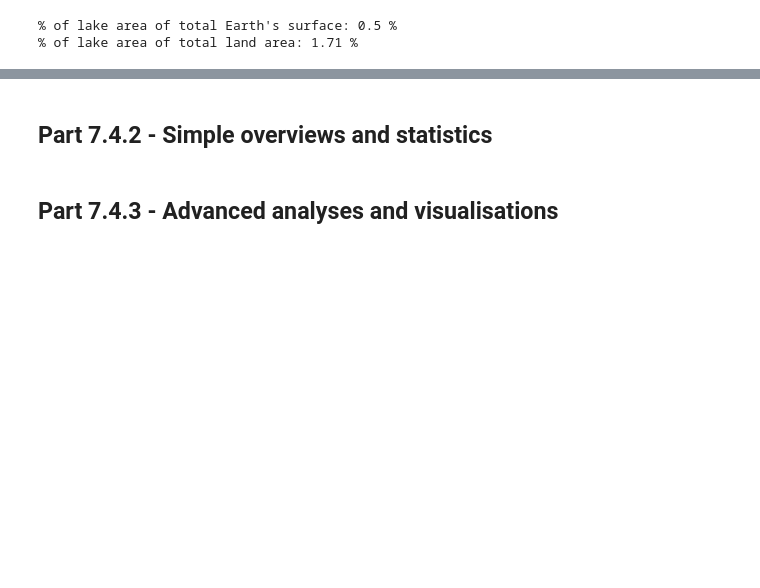
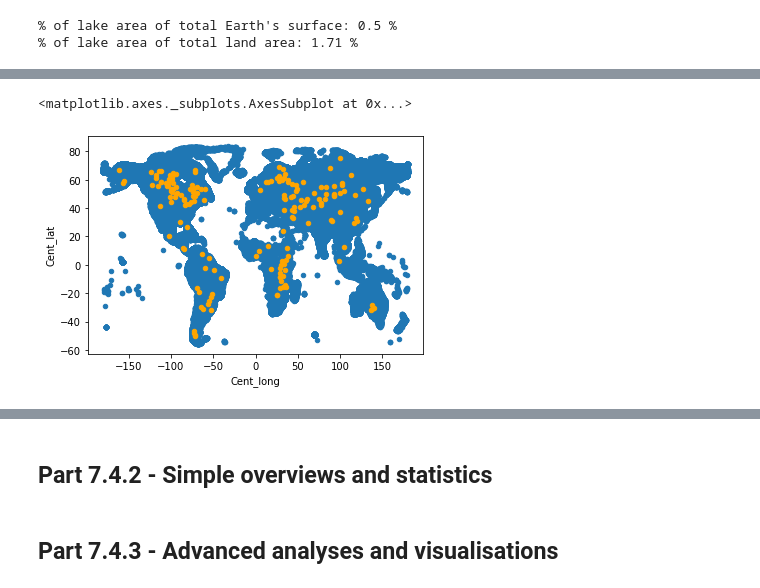
Before and after one commit to ds4geo/ds4geo, a Jupyter notebook: WS 2020 Course Notes/Session 7.ipynb, the cells around one changed output, grey strips where cells are left out. Cells and saved outputs as stored; diff of their text form; code cells hidden in the pictures; blank space fills up the shorter version.

```diff
--- a/WS 2020 Course Notes/Session 7.ipynb
+++ b/WS 2020 Course Notes/Session 7.ipynb
@@ -180,3 +180,6 @@ dat.head(10)
 | 15341 | 115341 | 115342 | NaN | Dominican Republic | North America | GRanD | 2 | 2243 | 1.05 | ... |
 # %%
 # create dataframe of lakes greater than 1000 ha
+dat1k = dat.query('Lake_area > 1000')
+dat1h = dat.query('Lake_area > 100')
+#dat.loc[dat["Lake_area"] > 1000]
@@ -182,0 +224,7 @@ dat.head(10)
+# %%
+fig, ax = plt.subplots()
+dat.plot.scatter("Cent_long", "Cent_lat", ax=ax)
+dat1k.plot.scatter("Cent_long", "Cent_lat", ax=ax, color="orange")
+# %% [output]
+<matplotlib.axes._subplots.AxesSubplot at 0x...>
+[figure, added]
```
Also changed, not shown: parts of 9 cells of this notebook.
